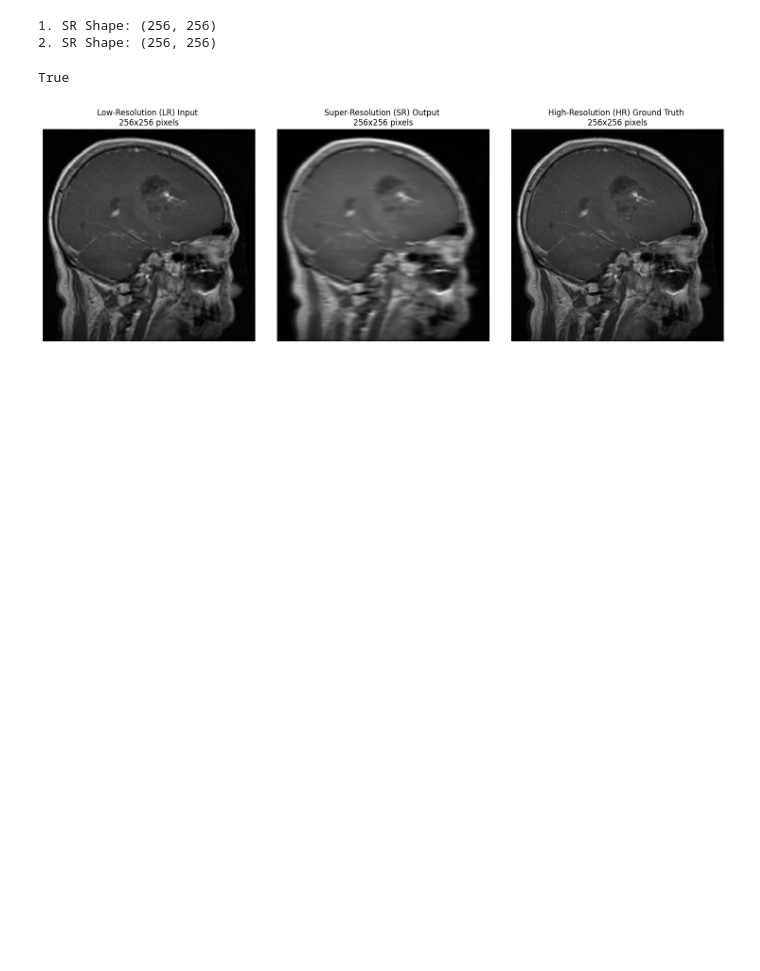
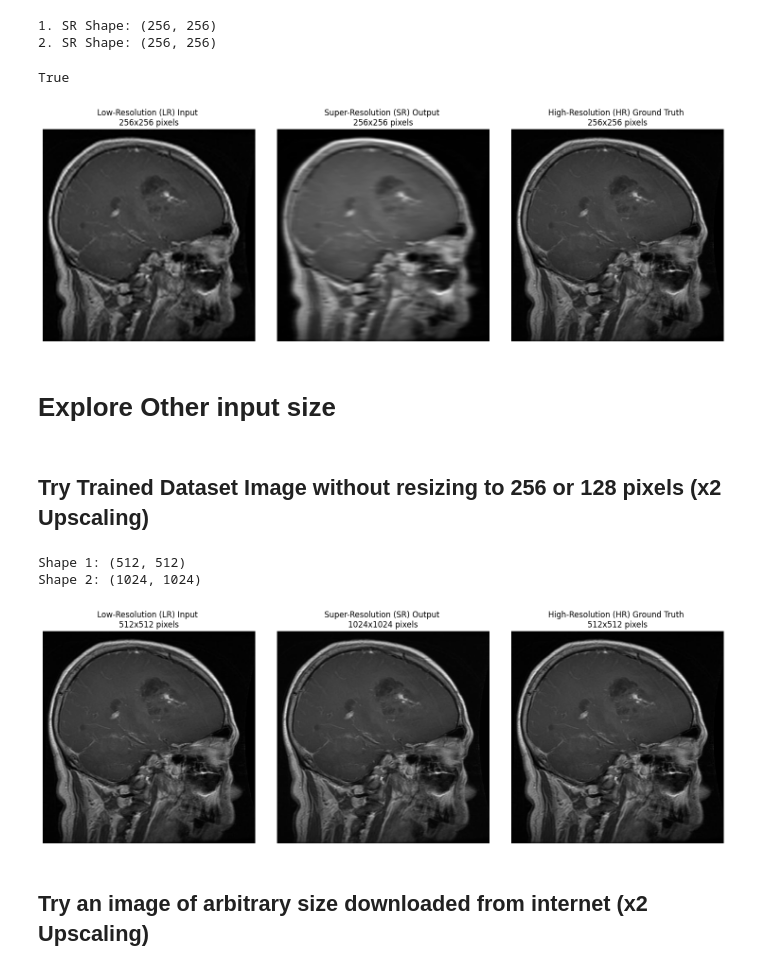
Before and after one commit to mkkhan151/SRViT-FYP, a Jupyter notebook: notebooks/explore-models.ipynb, the cells around one changed output. Cells and saved outputs as stored; diff of their text form; code cells hidden in the pictures; blank space fills up the shorter version.

Commit message:
add structured explore-models notebook and fix readme.md

```diff
--- a/notebooks/explore-models.ipynb
+++ b/notebooks/explore-models.ipynb
@@ -725,3 +738,70 @@ plt.tight_layout()
 plt.show()
 # %% [output]
 [figure]
+# %% [markdown]
+# Explore Other input size
+# %% [markdown]
+## Try Trained Dataset Image without resizing to 256 or 128 pixels (x2 Upscaling)
+# %%
+import numpy as np
+device = torch.device('cuda' if torch.cuda.is_available() else 'cpu')
+
+img_path_1 = '/kaggle/input/brain-tumor-mri-images/Dataset/Dataset/glioma/0423.jpg'
+img = cv2.imread(img_path_1, cv2.IMREAD_GRAYSCALE)
+norm_img = img.astype('float32') / 255.0
+
+lr = torch.from_numpy(norm_img[np.newaxis, np.newaxis, :, :]).to(device)
+
+# load x4 model
+upscale = 2
+model = load_model(upscale)
+model.eval()
+
+# predict
+with torch.no_grad():
+    sr = model(lr)
+
+sr_img = sr.squeeze().cpu().numpy()
+
+print(f"Shape 1: {img.shape}")
+print(f"Shape 2: {sr_img.shape}")
+# %% [output]
+Shape 1: (512, 512)
+Shape 2: (1024, 1024)
+# %%
+# Plot on graph
+import matplotlib.pyplot as plt
+
+lr_np = norm_img
+sr_np = sr_img
+hr_np = norm_img
+
+plt.figure(figsize=(15, 5))
+
+# Low-Resolution Input
+plt.subplot(1, 3, 1)
+plt.title(f"Low-Resolution (LR) Input \n{lr_np.shape[1]}x{lr_np.shape[0]} pixels")
+plt.xlabel(f"{lr_np.shape[1]}x{lr_np.shape[0]} pixels") # Note: assuming HxW for imshow
+plt.imshow(lr_np, cmap='gray')
+plt.axis('off') # Optional: turn off axes for cleaner image display
+
+# Super-Resolution Output
+plt.subplot(1, 3, 2)
+plt.title(f"Super-Resolution (SR) Output \n{sr_np.shape[1]}x{sr_np.shape[0]} pixels")
+plt.xlabel(f"{sr_np.shape[1]}x{sr_np.shape[0]} pixels")
+plt.imshow(sr_np, cmap='gray')
+plt.axis('off')
+
+# High-Resolution Ground Truth
+plt.subplot(1, 3, 3)
+plt.title(f"High-Resolution (HR) Ground Truth \n{hr_np.shape[1]}x{hr_np.shape[0]} pixels")
+plt.xlabel(f"{hr_np.shape[1]}x{hr_np.shape[0]} pixels")
+plt.imshow(hr_np, cmap='gray')
+plt.axis('off')
+
+plt.tight_layout()
+plt.show()
+# %% [output]
+[figure, added]
+# %% [markdown]
+## Try an image of arbitrary size downloaded from internet (x2 Upscaling)
```
Also changed, not shown: parts of 7 cells of this notebook, 2 other files.
